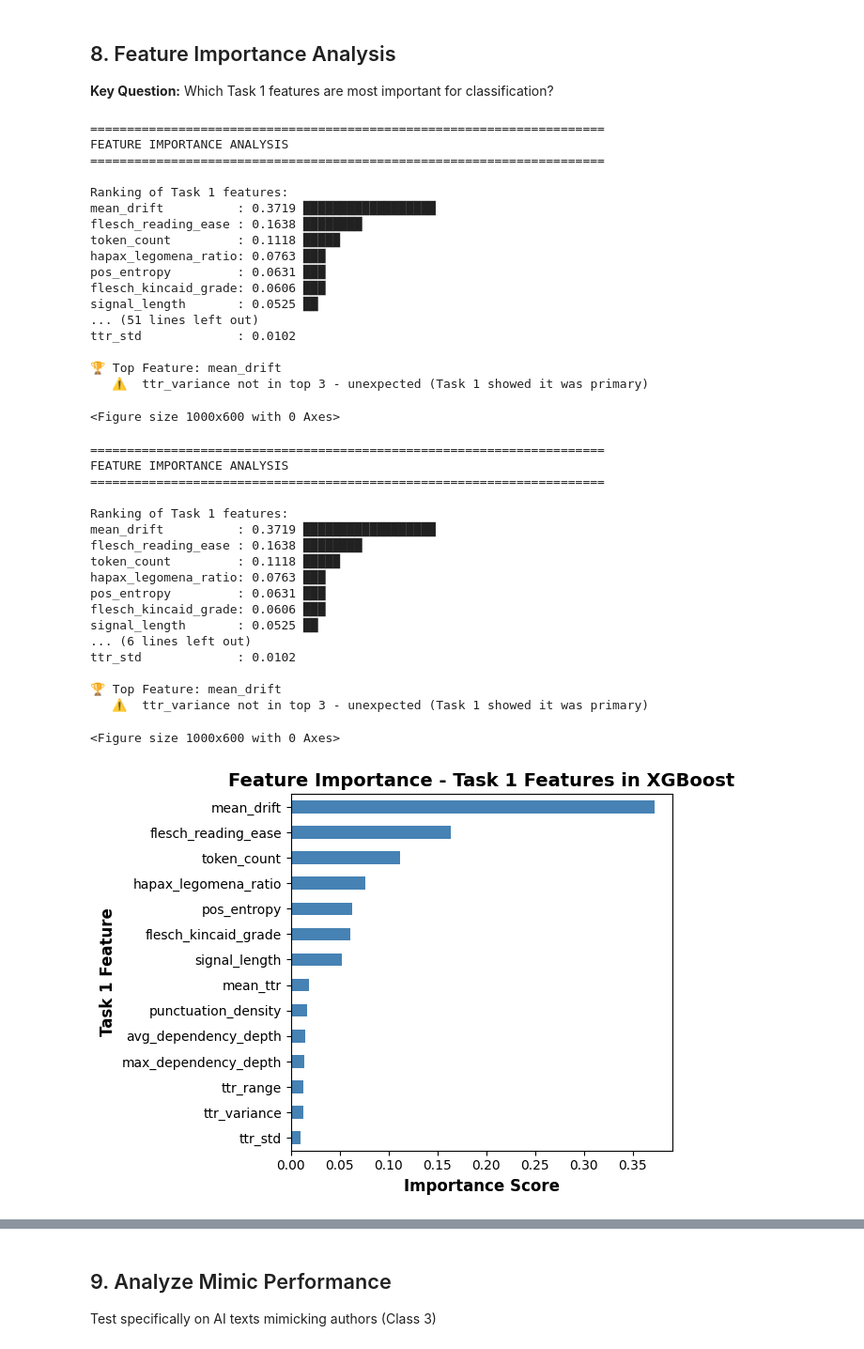
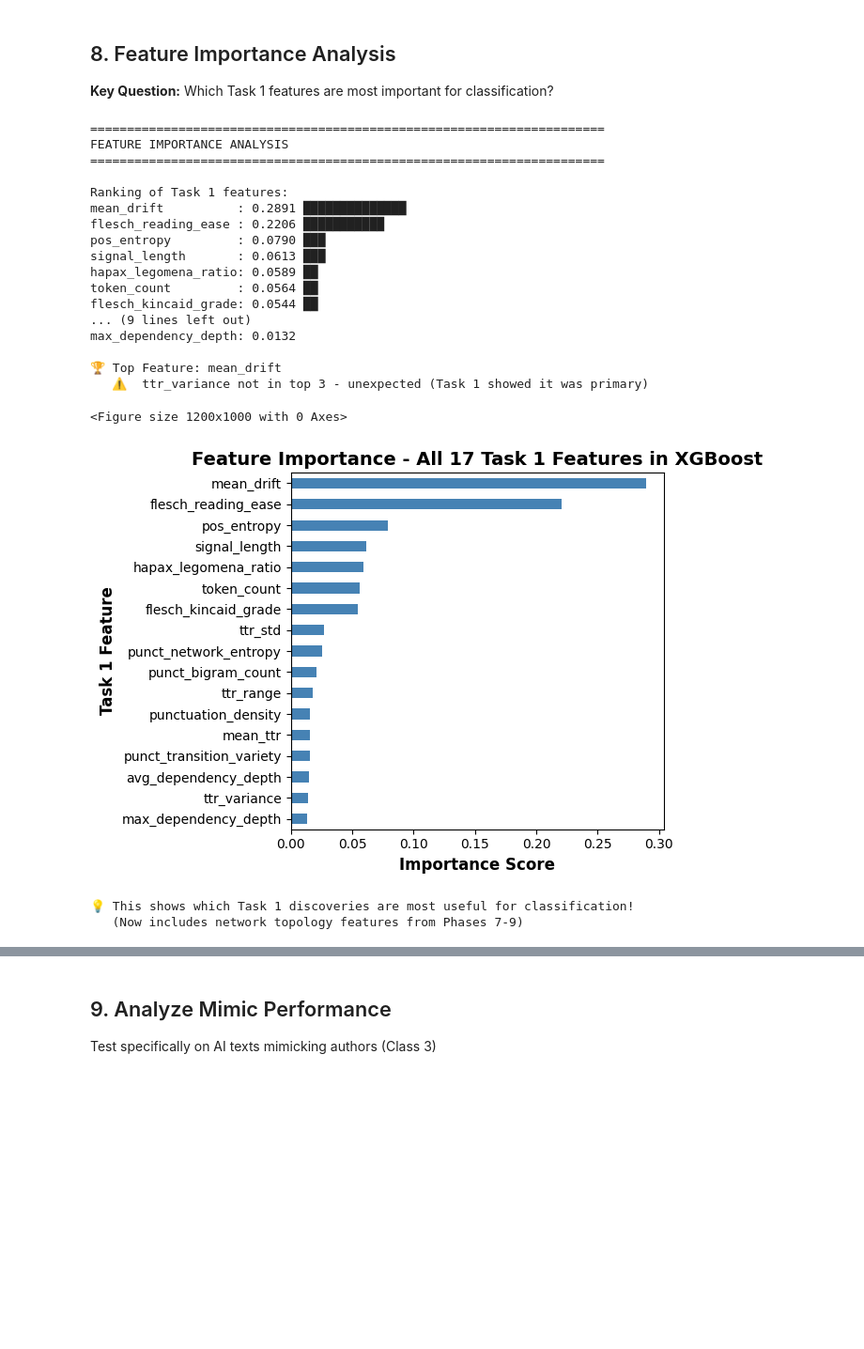
Before and after one commit to avanisood/precog-2026-nlp, a Jupyter notebook: actual_notebook/Task2_1_Tier_A_The_Statistician.ipynb, the cells around one changed output, grey strips where cells are left out. Shown at 94% size. Cells and saved outputs as stored; diff of their text form; code cells hidden in the pictures; blank space fills up the shorter version.

```diff
--- a/actual_notebook/Task2_1_Tier_A_The_Statistician.ipynb
+++ b/actual_notebook/Task2_1_Tier_A_The_Statistician.ipynb
@@ -182,11 +186,14 @@ def prepare_features_from_task1() -> pd.DataFrame:
     """
     Prepare features from Task 1 results.
 
-    Task 1 already computed ALL features we need:
-    - mean_ttr, ttr_variance, ttr_std, ttr_range (Lexical roughness)
-    - signal_length, token_count (Text statistics)
-    - mean_drift (Syntactic variation)
-    - pos_entropy (Grammatical diversity)
+    Task 1 computed ALL 17 features we need:
+    - Lexical (6): mean_ttr, ttr_variance, ttr_std, ttr_range, signal_length, token_count
+    - Syntactic (2): mean_drift, pos_entropy
+    - Readability (2): flesch_reading_ease, flesch_kincaid_grade
+    - Complexity (2): avg_dependency_depth, max_dependency_depth
+    - Richness (1): hapax_legomena_ratio
+    - Punctuation (1): punctuation_density
+    - Network Topology (3): punct_network_entropy, punct_transition_variety, punct_bigram_count
 
     Returns:
         DataFrame with features and binary labels ready for XGBoost
@@ -222,16 +229,32 @@ def prepare_features_from_task1() -> pd.DataFrame:
     print(f"   Human (0): {(df['binary_label'] == 0).sum()}")
     print(f"   AI (1): {(df['binary_label'] == 1).sum()}")
 
-    # Define feature columns from Task 1
+    # Define feature columns from Task 1 (ALL 17 features including network topology)
     feature_cols = [
+        # Lexical Diversity (6)
         'mean_ttr',      # Lexical diversity
         'ttr_variance',  # PRIMARY DISCRIMINATOR (Task 1 finding)
         'ttr_std',       # Lexical roughness
         'ttr_range',     # Lexical variability
         'signal_length', # Number of TTR windows
         'token_count',   # Text length
+        # Syntactic Complexity (2)
         'mean_drift',    # Syntactic variation
-        'pos_entropy'    # Grammatical diversity
+        'pos_entropy',   # Grammatical diversity
+        # Readability (2)
+        'flesch_reading_ease',
+        'flesch_kincaid_grade',
+        # Dependency Depth (2)
+        'avg_dependency_depth',
+        'max_dependency_depth',
+        # Lexical Richness (1)
+        'hapax_legomena_ratio',
+        # Punctuation (1)
+        'punctuation_density',
+        # Network Topology (3) - NEW from Phase 7-9
+        'punct_network_entropy',      # Entropy of punctuation transitions
+        'punct_transition_variety',   # Unique transitions / total transitions
+        'punct_bigram_count'          # Number of unique punctuation bigrams
     ]
 
     print(f"\n📋 Using {len(feature_cols)} features from Task 1:")
@@ -477,61 +492,46 @@ for i, row in importance_df.iterrows():
 top_feature = importance_df.iloc[0]['feature']
 print(f"\n🏆 Top Feature: {top_feature}")
 
 if top_feature == 'ttr_variance':
     print("   ✅ CONFIRMED: ttr_variance is the top discriminator (as Task 1 found!)")
 elif 'ttr_variance' in importance_df.head(3)['feature'].values:
     rank = importance_df[importance_df['feature'] == 'ttr_variance'].index[0] + 1
     print(f"   ✅ ttr_variance is #{rank} - still a top discriminator (Task 1 validated)")
 else:
     print("   ⚠️  ttr_variance not in top 3 - unexpected (Task 1 showed it was primary)")
 
 # Plot feature importance
-plt.figure(figsize=(10, 6))
+plt.figure(figsize=(12, 10))
 importance_df.plot(x='feature', y='importance', kind='barh',
                    color='steelblue', legend=False)
 plt.xlabel('Importance Score', fontsize=12, fontweight='bold')
 plt.ylabel('Task 1 Feature', fontsize=12, fontweight='bold')
-plt.title('Feature Importance - Task 1 Features in XGBoost', fontsize=14, fontweight='bold')
+plt.title('Feature Importance - All 17 Task 1 Features in XGBoost', fontsize=14, fontweight='bold')
 plt.gca().invert_yaxis()
 plt.tight_layout()
 plt.show()
 
 print("\n💡 This shows which Task 1 discoveries are most useful for classification!")
+print("   (Now includes network topology features from Phases 7-9)")
 # %% [output]
 ======================================================================
 FEATURE IMPORTANCE ANALYSIS
 ======================================================================
 
 Ranking of Task 1 features:
-mean_drift          : 0.3719 ██████████████████
-flesch_reading_ease : 0.1638 ████████
-token_count         : 0.1118 █████
-hapax_legomena_ratio: 0.0763 ███
-pos_entropy         : 0.0631 ███
-flesch_kincaid_grade: 0.0606 ███
-signal_length       : 0.0525 ██
-... (51 lines left out)
-ttr_std             : 0.0102
+mean_drift          : 0.2891 ██████████████
+flesch_reading_ease : 0.2206 ███████████
+pos_entropy         : 0.0790 ███
+signal_length       : 0.0613 ███
+hapax_legomena_ratio: 0.0589 ██
+token_count         : 0.0564 ██
+flesch_kincaid_grade: 0.0544 ██
+... (9 lines left out)
+max_dependency_depth: 0.0132
 
 🏆 Top Feature: mean_drift
    ⚠️  ttr_variance not in top 3 - unexpected (Task 1 showed it was primary)
-<Figure size 1000x600 with 0 Axes>
+<Figure size 1200x1000 with 0 Axes>
+[figure, new version]
-======================================================================
-FEATURE IMPORTANCE ANALYSIS
-======================================================================
-
-Ranking of Task 1 features:
-mean_drift          : 0.3719 ██████████████████
-flesch_reading_ease : 0.1638 ████████
-token_count         : 0.1118 █████
-hapax_legomena_ratio: 0.0763 ███
-pos_entropy         : 0.0631 ███
-flesch_kincaid_grade: 0.0606 ███
-signal_length       : 0.0525 ██
-... (6 lines left out)
-ttr_std             : 0.0102
-
-🏆 Top Feature: mean_drift
-   ⚠️  ttr_variance not in top 3 - unexpected (Task 1 showed it was primary)
+💡 This shows which Task 1 discoveries are most useful for classification!
+   (Now includes network topology features from Phases 7-9)
-<Figure size 1000x600 with 0 Axes>
-[figure, old version]
```
Also changed, not shown: parts of 9 cells of this notebook, 3 other files.
